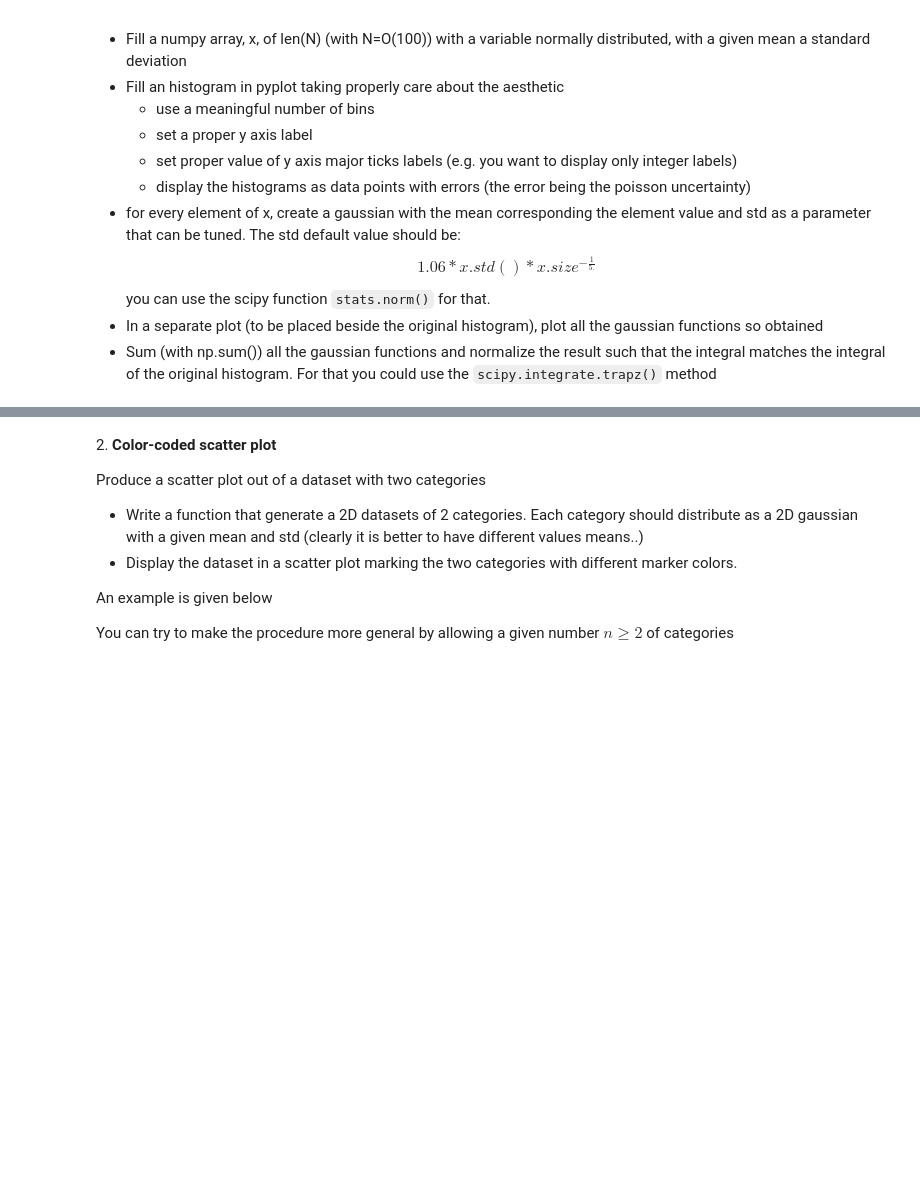
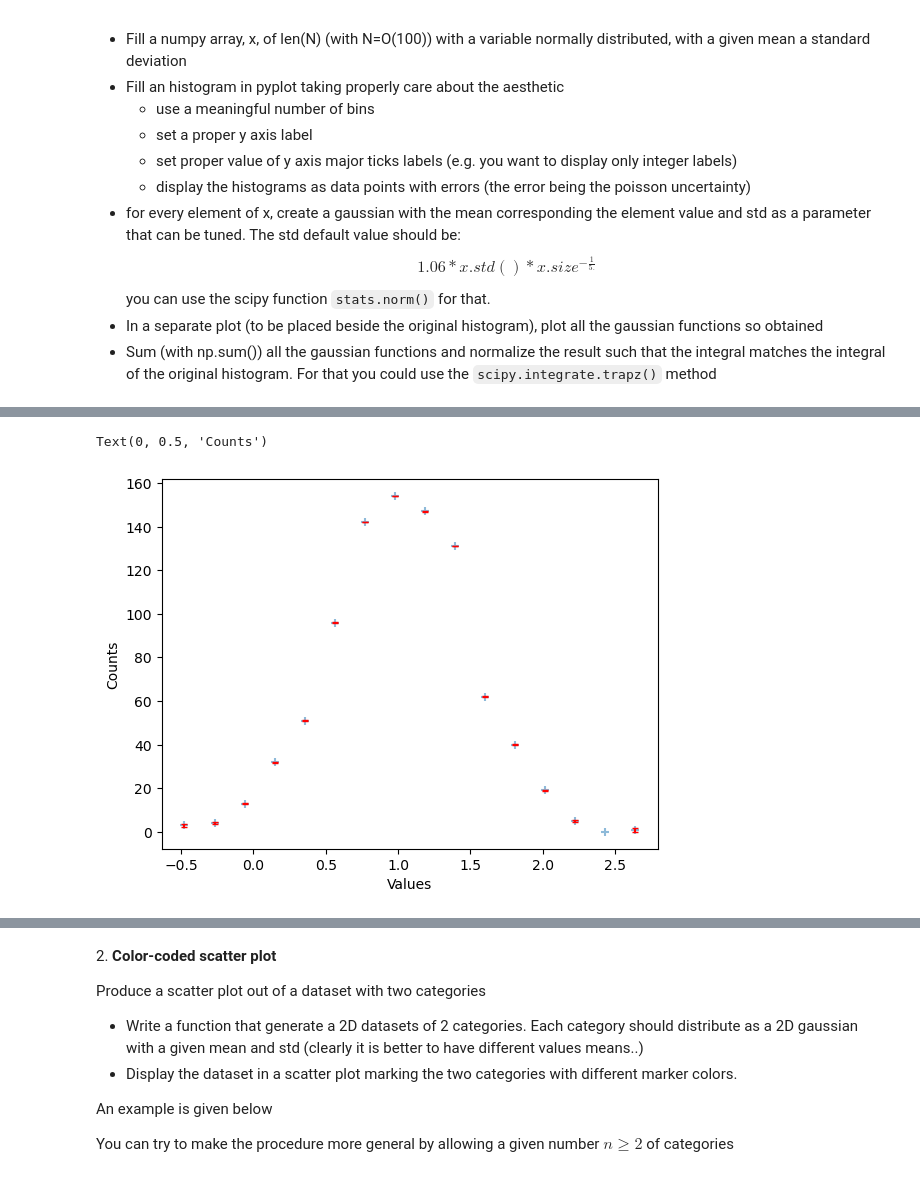
Before and after one commit to albertosal17/LaboratoryOfComputationalPhysics_Y6, a Jupyter notebook: 07ex_Visualization.ipynb, the cells around one changed output, grey strips where cells are left out. Cells and saved outputs as stored; diff of their text form; code cells hidden in the pictures; blank space fills up the shorter version.

```diff
--- a/07ex_Visualization.ipynb
+++ b/07ex_Visualization.ipynb
@@ -84,0 +56,8 @@ plt.show()
+# %%
+plt.scatter(centers, counts, marker = '+', alpha = 0.5, s=30)
+plt.errorbar(centers, counts, yerr=poissons, fmt='none', color='red', capsize=2, label='Error Bars') #talmente piccoli che non si vedono
+plt.xlabel('Values')
+plt.ylabel('Counts')
+# %% [output]
+Text(0, 0.5, 'Counts')
+[figure, added]
```
Also changed, not shown: parts of 15 cells of this notebook, 15 other files.
